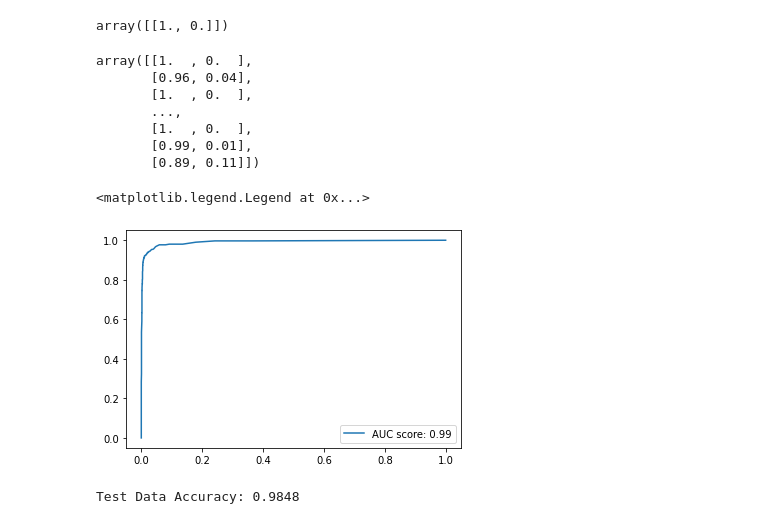
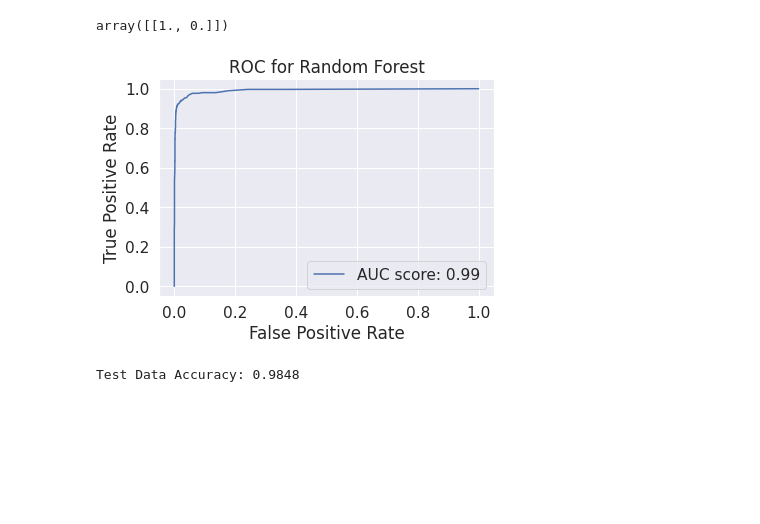
Before and after one commit to mkpetterson/Fraud_Detection, a Jupyter notebook: notebooks/random_forest.ipynb, the cells around one changed output. Drawn from its saved outputs; the diff is of its cells as text; code cells hidden in the pictures; blank space fills up the shorter version.

Commit message:
adding images

```diff
--- a/notebooks/random_forest.ipynb
+++ b/notebooks/random_forest.ipynb
@@ -1,12 +1,12 @@
 # %%
 %load_ext autoreload
 %autoreload 2
+%matplotlib inline
 
 import numpy as np
 import pandas as pd
 from scipy import stats
 import matplotlib.pyplot as plt
-%matplotlib inline
 import seaborn as sns
 import pickle
 
@@ -19,6 +19,8 @@ import sys
 sys.path.append("../")
 from src import cleaner, model
 from src.api_client import EventAPIClient
+
+plt.style.use('ggplot')
 # %% [output]
 The autoreload extension is already loaded. To reload it, use:
   %reload_ext autoreload
@@ -188,25 +191,18 @@ y_hat_proba[0], model_rf.classes_
 model_rf.predict_proba(np.array(X_test.iloc[10]).reshape(1,-1))
 # %% [output]
 array([[1., 0.]])
-# %%
-y_hat_proba
-# %% [output]
-array([[1.  , 0.  ],
-       [0.96, 0.04],
-       [1.  , 0.  ],
-       ...,
-       [1.  , 0.  ],
-       [0.99, 0.01],
-       [0.89, 0.11]])
 # %%
 # ROC curve
 auc = round(roc_auc_score(y_test, y_hat_proba[:,1]), 2)
 fpr, tpr, thresh = roc_curve(y_test, y_hat_proba[:,1])
 plt.plot(fpr, tpr, label=f'AUC score: {auc}')
+plt.title('ROC for Random Forest')
+plt.xlabel('False Positive Rate')
+plt.ylabel('True Positive Rate')
 plt.legend()
+plt.savefig('../images/roc_rf.png', bbox_inches='tight', dpi=250)
 # %% [output]
-<matplotlib.legend.Legend at 0x...>
-[figure, old version]
+[figure, new version]
 # %%
 # Confusion Matrix
 cm = confusion_matrix(y_test, y_hat)
```
Also changed, not shown: parts of 10 cells of this notebook, 3 other files.
